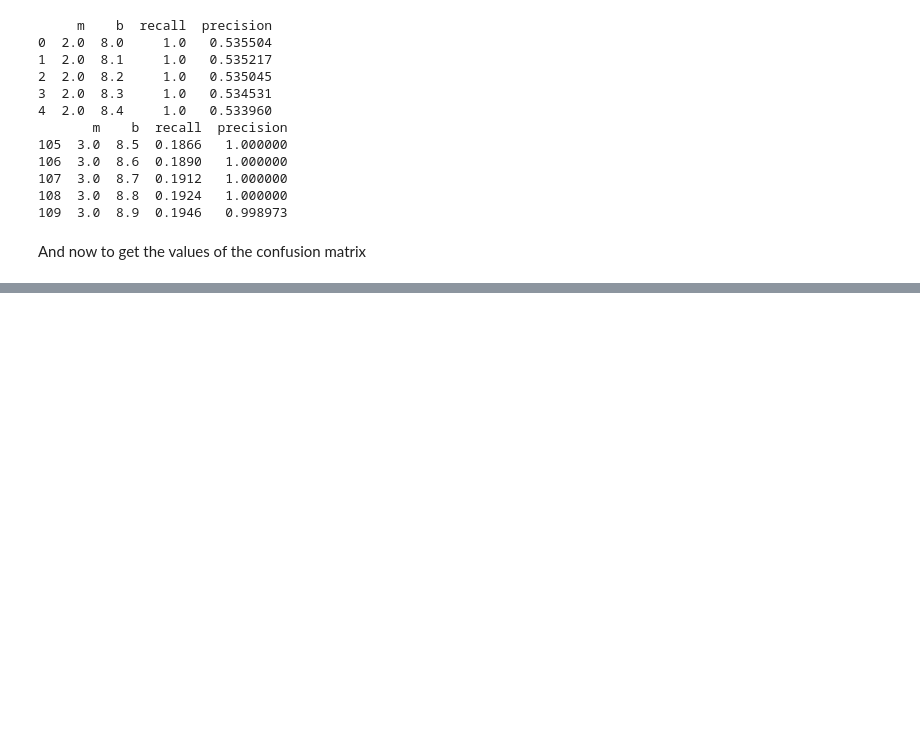
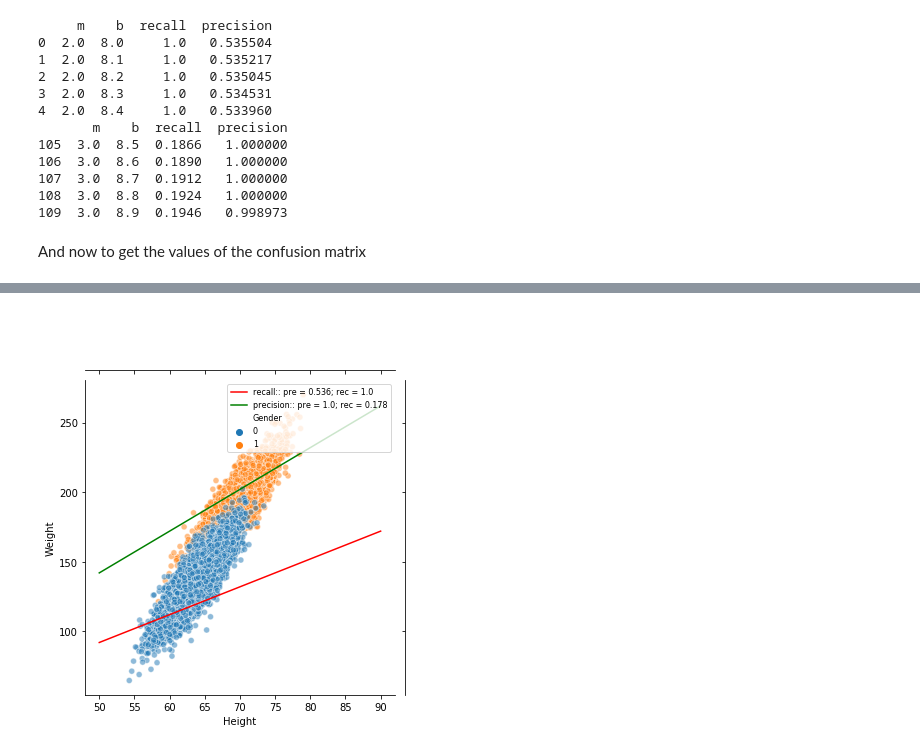
Before and after one commit to augustoamerico/sim_2019, a Jupyter notebook: 2019-12-03_Linear_Binary_Classifiers.ipynb, the cells around one changed output, grey strips where cells are left out. Saved outputs shown, nothing was run; the diff lists cells and outputs as text; code cells hidden in the pictures; blank space fills up the shorter version.

```diff
--- a/2019-12-03_Linear_Binary_Classifiers.ipynb
+++ b/2019-12-03_Linear_Binary_Classifiers.ipynb
@@ -289,7 +289,7 @@ def report(df, fn, isPrint = False):
         grid.plot_joint(partial(sns.scatterplot, hue=df.Gender, alpha = 0.5))
         #grid.plot_joint(plt.scatter, color=df.Gender)
         x = np.linspace(50,90,1000)
-        y = myf(x)
+        y = fn(x)
         plt.plot(x,y,c="red")
 
     return metrics_dict
@@ -365,0 +374,7 @@ And now to get the values of the confusion matrix
+# %%
+max_idx_vls = {}
+max_idx_vls["recall"] = parameter_tunning_stats.recall.idxmax()
+max_idx_vls["precision"] = parameter_tunning_stats.precision.idxmax()
+#max_idx_vls["recall"] = parameter_tunning_stats.recall.idxmax()
+print(f"The parameters that lead to a better recall are m = {parameter_tunning_stats.m[max_idx_vls['recall']]} and b = {parameter_tunning_stats.b[max_idx_vls['recall']]}")
+print(f"The parameters that lead to a better precision are m = {parameter_tunning_stats.m[max_idx_vls['precision']]} and b = {parameter_tunning_stats.b[max_idx_vls['precision']]}")
@@ -365,0 +414,20 @@ And now to get the values of the confusion matrix
+# %%
+grid = sns.JointGrid(data = df, x = "Height", y = "Weight")
+grid.plot_joint(partial(sns.scatterplot, hue=df.Gender, alpha = 0.5))
+#grid.plot_joint(plt.scatter, color=df.Gender)
+
+colors = {
+    "recall": "red"
+    , "precision": "green"
+}
+
+for keys in max_idx_vls:
+    m = parameter_tunning_stats.m[max_idx_vls[keys]]
+    b = parameter_tunning_stats.b[max_idx_vls[keys]]
+    x = np.linspace(50,90,1000)
+    y = list(map(lambda el: m*(el) - b, x))
+    plt.plot(x,y,c=colors[keys],label=f'{keys}:: pre = {round(parameter_tunning_stats.precision[max_idx_vls[keys]],3)}; rec = {round(parameter_tunning_stats.recall[max_idx_vls[keys]],3)}')
+    legend_properties = {'weight':'normal','size':8}
+    grid.ax_joint.legend(prop=legend_properties,loc='upper right')
+# %% [output]
+[figure, added]
```
Also changed, not shown: parts of 9 cells of this notebook.
